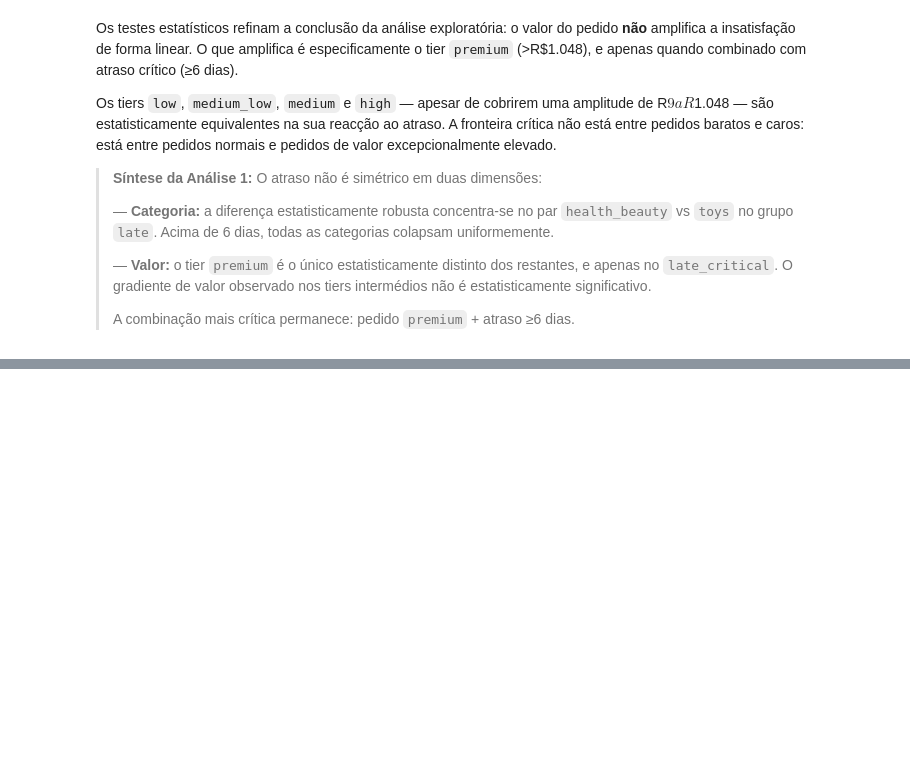
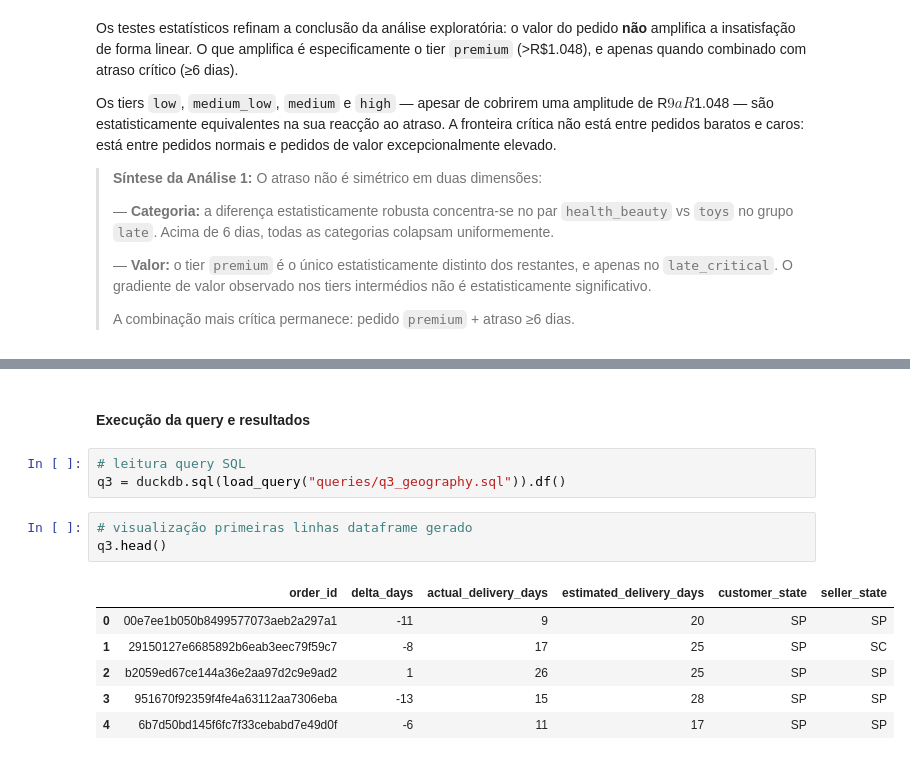
Before and after one commit to rodriguesbrian/olist_project, a Jupyter notebook: notebooks/analysis.ipynb, the cells around one changed output, grey strips where cells are left out. Drawn from its saved outputs; the diff is of its cells as text; blank space fills up the shorter version.

```diff
--- a/notebooks/analysis.ipynb
+++ b/notebooks/analysis.ipynb
@@ -1732,0 +1766,15 @@ excepcionalmente elevado.
+# %% [markdown]
+#### Execução da query e resultados
+# %%
+# leitura query SQL
+q3 = duckdb.sql(load_query("queries/q3_geography.sql")).df()
+# %%
+# visualização primeiras linhas dataframe gerado
+q3.head()
+# %% [output]
+|  | order_id | delta_days | actual_delivery_days | estimated_delivery_days | customer_state | seller_state |
+| 0 | 00e7ee1b050b8499577073aeb2a297a1 | -11 | 9 | 20 | SP | SP |
+| 1 | 29150127e6685892b6eab3eec79f59c7 | -8 | 17 | 25 | SP | SC |
+| 2 | b2059ed67ce144a36e2aa97d2c9e9ad2 | 1 | 26 | 25 | SP | SP |
+| 3 | 951670f92359f4fe4a63112aa7306eba | -13 | 15 | 28 | SP | SP |
+| 4 | 6b7d50bd145f6fc7f33cebabd7e49d0f | -6 | 11 | 17 | SP | SP |
```
Also changed, not shown: parts of 40 cells of this notebook.
